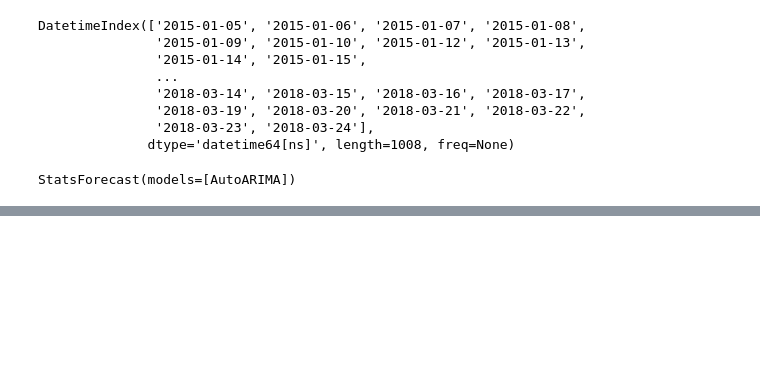
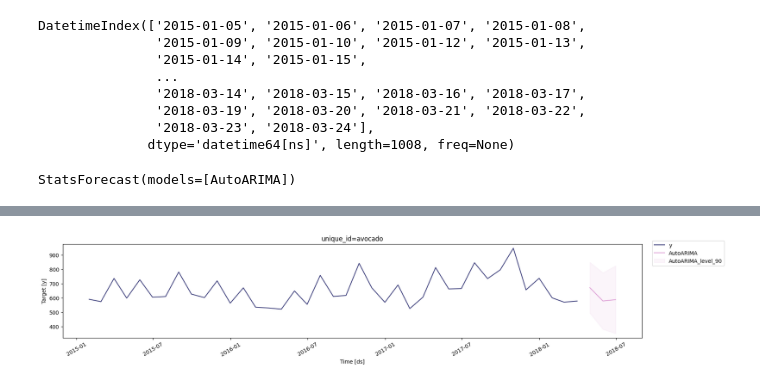
Before and after one commit to ahenao/curso_uoc, a Jupyter notebook: laboratorios/lab_prov/regresion/mini_proyecto.ipynb, the cells around one changed output, grey strips where cells are left out. Saved outputs shown, nothing was run; the diff lists cells and outputs as text; code cells hidden in the pictures; blank space fills up the shorter version.

```diff
--- a/laboratorios/lab_prov/regresion/mini_proyecto.ipynb
+++ b/laboratorios/lab_prov/regresion/mini_proyecto.ipynb
@@ -387,3 +562,6 @@ sf = StatsForecast(
 sf.fit(df_meses)
 # %% [output]
 StatsForecast(models=[AutoARIMA])
+# %%
+forecast_df = sf.predict(h=3, level=[90])
+forecast_df.head()
@@ -389,0 +574,4 @@ StatsForecast(models=[AutoARIMA])
+# %%
+sf.plot(df_meses, forecast_df, level=[90])
+# %% [output]
+[figure, added]
```
Also changed, not shown: parts of 13 cells of this notebook.
